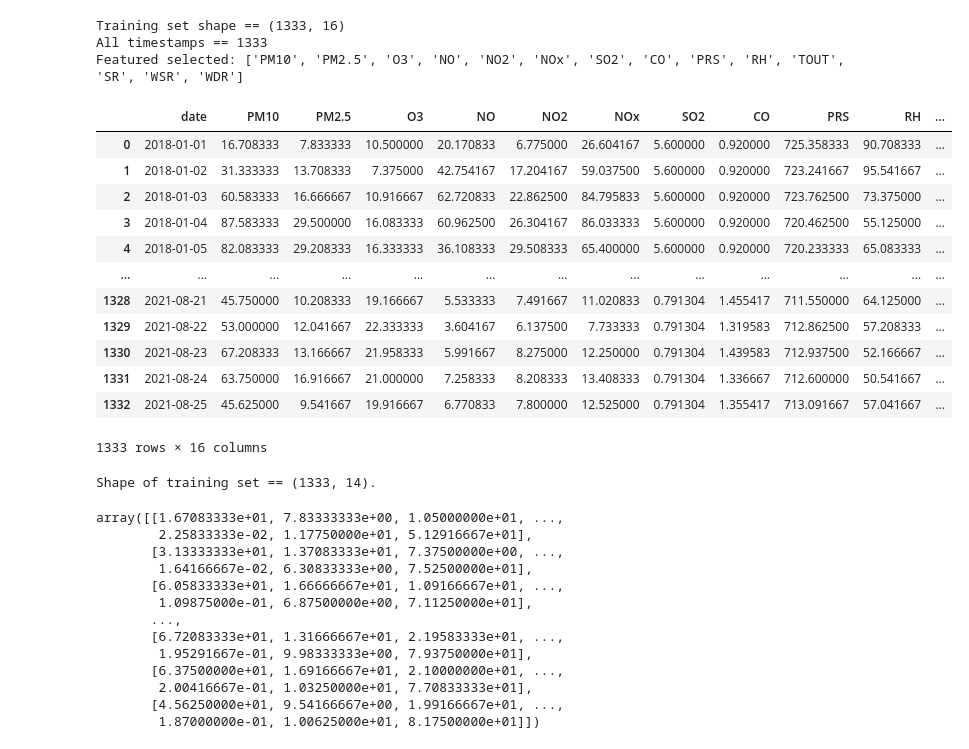
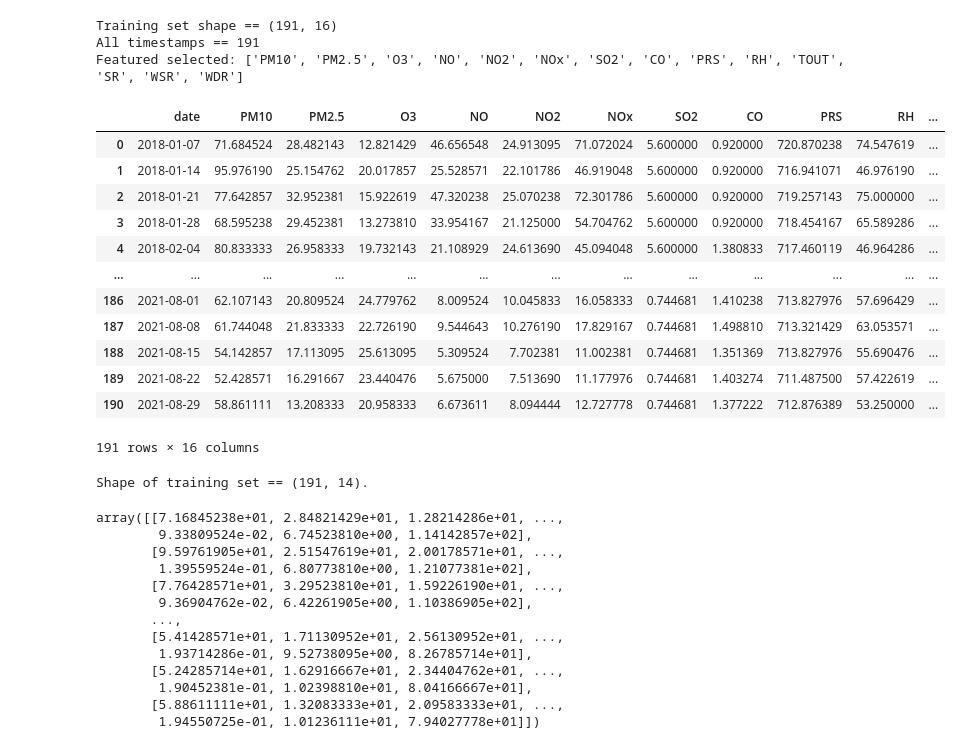
Before and after one commit to DiegoElian02/CienciadeDatosMultivariado, a Jupyter notebook: PruebasRNN/Red neuronal final_tony.ipynb, the cells around one changed output. Cells and saved outputs as stored; diff of their text form; code cells hidden in the pictures.

```diff
--- a/PruebasRNN/Red neuronal final_tony.ipynb
+++ b/PruebasRNN/Red neuronal final_tony.ipynb
@@ -11,37 +11,37 @@ from keras.callbacks import EarlyStopping, ReduceLROnPlateau, ModelCheckpoint, T
 %matplotlib inline
 # %%
 # Importing Training Set
-dataset_train = pd.read_csv('C:\\Users\\axelm\\Documents\\python\\CienciadeDatosMultivariado\\DatosDiarios.csv')
+dataset_train = pd.read_csv('C:\\Users\\axelm\\Documents\\python\\DatosSemanales.csv')
 dataset_train.fillna(method='ffill', inplace=True)
 
 # Select features (columns) to be involved intro training and predictions
 cols = list(dataset_train)[1:15] #toma desde la segunda columna (índice = 1)
 
 # Extract dates (will be used in visualization)
 datelist_train = list(dataset_train['date']) #lo pasa a lista
 datelist_train = [dt.datetime.strptime(date, '%Y-%m-%d').date() for date in datelist_train] #lo pasa a formato datatime.date
 
 print('Training set shape == {}'.format(dataset_train.shape))
 print('All timestamps == {}'.format(len(datelist_train)))
 print('Featured selected: {}'.format(cols))
 dataset_train
 # %% [output]
-Training set shape == (1333, 16)
-All timestamps == 1333
+Training set shape == (191, 16)
+All timestamps == 191
 Featured selected: ['PM10', 'PM2.5', 'O3', 'NO', 'NO2', 'NOx', 'SO2', 'CO', 'PRS', 'RH', 'TOUT', 'SR', 'WSR', 'WDR']
 |  | date | PM10 | PM2.5 | O3 | NO | NO2 | NOx | SO2 | CO | PRS | RH | ... |
-| 0 | 2018-01-01 | 16.708333 | 7.833333 | 10.500000 | 20.170833 | 6.775000 | 26.604167 | 5.600000 | 0.920000 | 725.358333 | 90.708333 | ... |
-| 1 | 2018-01-02 | 31.333333 | 13.708333 | 7.375000 | 42.754167 | 17.204167 | 59.037500 | 5.600000 | 0.920000 | 723.241667 | 95.541667 | ... |
-| 2 | 2018-01-03 | 60.583333 | 16.666667 | 10.916667 | 62.720833 | 22.862500 | 84.795833 | 5.600000 | 0.920000 | 723.762500 | 73.375000 | ... |
-| 3 | 2018-01-04 | 87.583333 | 29.500000 | 16.083333 | 60.962500 | 26.304167 | 86.033333 | 5.600000 | 0.920000 | 720.462500 | 55.125000 | ... |
-| 4 | 2018-01-05 | 82.083333 | 29.208333 | 16.333333 | 36.108333 | 29.508333 | 65.400000 | 5.600000 | 0.920000 | 720.233333 | 65.083333 | ... |
+| 0 | 2018-01-07 | 71.684524 | 28.482143 | 12.821429 | 46.656548 | 24.913095 | 71.072024 | 5.600000 | 0.920000 | 720.870238 | 74.547619 | ... |
+| 1 | 2018-01-14 | 95.976190 | 25.154762 | 20.017857 | 25.528571 | 22.101786 | 46.919048 | 5.600000 | 0.920000 | 716.941071 | 46.976190 | ... |
+| 2 | 2018-01-21 | 77.642857 | 32.952381 | 15.922619 | 47.320238 | 25.070238 | 72.301786 | 5.600000 | 0.920000 | 719.257143 | 75.000000 | ... |
+| 3 | 2018-01-28 | 68.595238 | 29.452381 | 13.273810 | 33.954167 | 21.125000 | 54.704762 | 5.600000 | 0.920000 | 718.454167 | 65.589286 | ... |
+| 4 | 2018-02-04 | 80.833333 | 26.958333 | 19.732143 | 21.108929 | 24.613690 | 45.094048 | 5.600000 | 1.380833 | 717.460119 | 46.964286 | ... |
 | ... | ... | ... | ... | ... | ... | ... | ... | ... | ... | ... | ... | ... |
-| 1328 | 2021-08-21 | 45.750000 | 10.208333 | 19.166667 | 5.533333 | 7.491667 | 11.020833 | 0.791304 | 1.455417 | 711.550000 | 64.125000 | ... |
-| 1329 | 2021-08-22 | 53.000000 | 12.041667 | 22.333333 | 3.604167 | 6.137500 | 7.733333 | 0.791304 | 1.319583 | 712.862500 | 57.208333 | ... |
-| 1330 | 2021-08-23 | 67.208333 | 13.166667 | 21.958333 | 5.991667 | 8.275000 | 12.250000 | 0.791304 | 1.439583 | 712.937500 | 52.166667 | ... |
-| 1331 | 2021-08-24 | 63.750000 | 16.916667 | 21.000000 | 7.258333 | 8.208333 | 13.408333 | 0.791304 | 1.336667 | 712.600000 | 50.541667 | ... |
-| 1332 | 2021-08-25 | 45.625000 | 9.541667 | 19.916667 | 6.770833 | 7.800000 | 12.525000 | 0.791304 | 1.355417 | 713.091667 | 57.041667 | ... |
+| 186 | 2021-08-01 | 62.107143 | 20.809524 | 24.779762 | 8.009524 | 10.045833 | 16.058333 | 0.744681 | 1.410238 | 713.827976 | 57.696429 | ... |
+| 187 | 2021-08-08 | 61.744048 | 21.833333 | 22.726190 | 9.544643 | 10.276190 | 17.829167 | 0.744681 | 1.498810 | 713.321429 | 63.053571 | ... |
+| 188 | 2021-08-15 | 54.142857 | 17.113095 | 25.613095 | 5.309524 | 7.702381 | 11.002381 | 0.744681 | 1.351369 | 713.827976 | 55.690476 | ... |
+| 189 | 2021-08-22 | 52.428571 | 16.291667 | 23.440476 | 5.675000 | 7.513690 | 11.177976 | 0.744681 | 1.403274 | 711.487500 | 57.422619 | ... |
+| 190 | 2021-08-29 | 58.861111 | 13.208333 | 20.958333 | 6.673611 | 8.094444 | 12.727778 | 0.744681 | 1.377222 | 712.876389 | 53.250000 | ... |
-1333 rows × 16 columns
+191 rows × 16 columns
 # %%
 dataset_train = dataset_train[cols].astype(float)
 
@@ -51,20 +51,20 @@ training_set = dataset_train.values #hace un array con los valores de las column
 print('Shape of training set == {}.'.format(training_set.shape))
 training_set
 # %% [output]
-Shape of training set == (1333, 14).
+Shape of training set == (191, 14).
-array([[1.67083333e+01, 7.83333333e+00, 1.05000000e+01, ...,
-        2.25833333e-02, 1.17750000e+01, 5.12916667e+01],
-       [3.13333333e+01, 1.37083333e+01, 7.37500000e+00, ...,
-        1.64166667e-02, 6.30833333e+00, 7.52500000e+01],
-       [6.05833333e+01, 1.66666667e+01, 1.09166667e+01, ...,
-        1.09875000e-01, 6.87500000e+00, 7.11250000e+01],
+array([[7.16845238e+01, 2.84821429e+01, 1.28214286e+01, ...,
+        9.33809524e-02, 6.74523810e+00, 1.14142857e+02],
+       [9.59761905e+01, 2.51547619e+01, 2.00178571e+01, ...,
+        1.39559524e-01, 6.80773810e+00, 1.21077381e+02],
+       [7.76428571e+01, 3.29523810e+01, 1.59226190e+01, ...,
+        9.36904762e-02, 6.42261905e+00, 1.10386905e+02],
        ...,
-       [6.72083333e+01, 1.31666667e+01, 2.19583333e+01, ...,
-        1.95291667e-01, 9.98333333e+00, 7.93750000e+01],
-       [6.37500000e+01, 1.69166667e+01, 2.10000000e+01, ...,
-        2.00416667e-01, 1.03250000e+01, 7.70833333e+01],
-       [4.56250000e+01, 9.54166667e+00, 1.99166667e+01, ...,
-        1.87000000e-01, 1.00625000e+01, 8.17500000e+01]])
+       [5.41428571e+01, 1.71130952e+01, 2.56130952e+01, ...,
+        1.93714286e-01, 9.52738095e+00, 8.26785714e+01],
+       [5.24285714e+01, 1.62916667e+01, 2.34404762e+01, ...,
+        1.90452381e-01, 1.02398810e+01, 8.04166667e+01],
+       [5.88611111e+01, 1.32083333e+01, 2.09583333e+01, ...,
+        1.94550725e-01, 1.01236111e+01, 7.94027778e+01]])
 # %%
 # Feature Scaling
 from sklearn.preprocessing import StandardScaler
```
Also changed, not shown: parts of 7 cells of this notebook.
